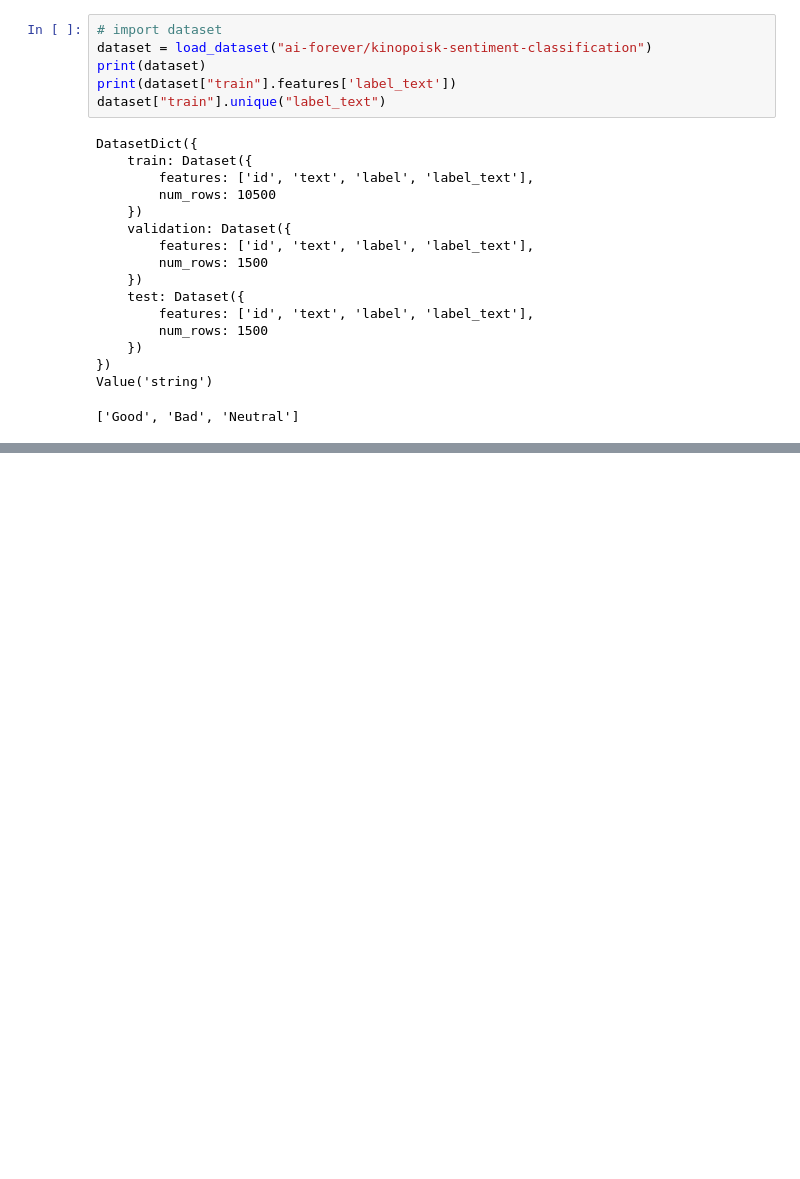
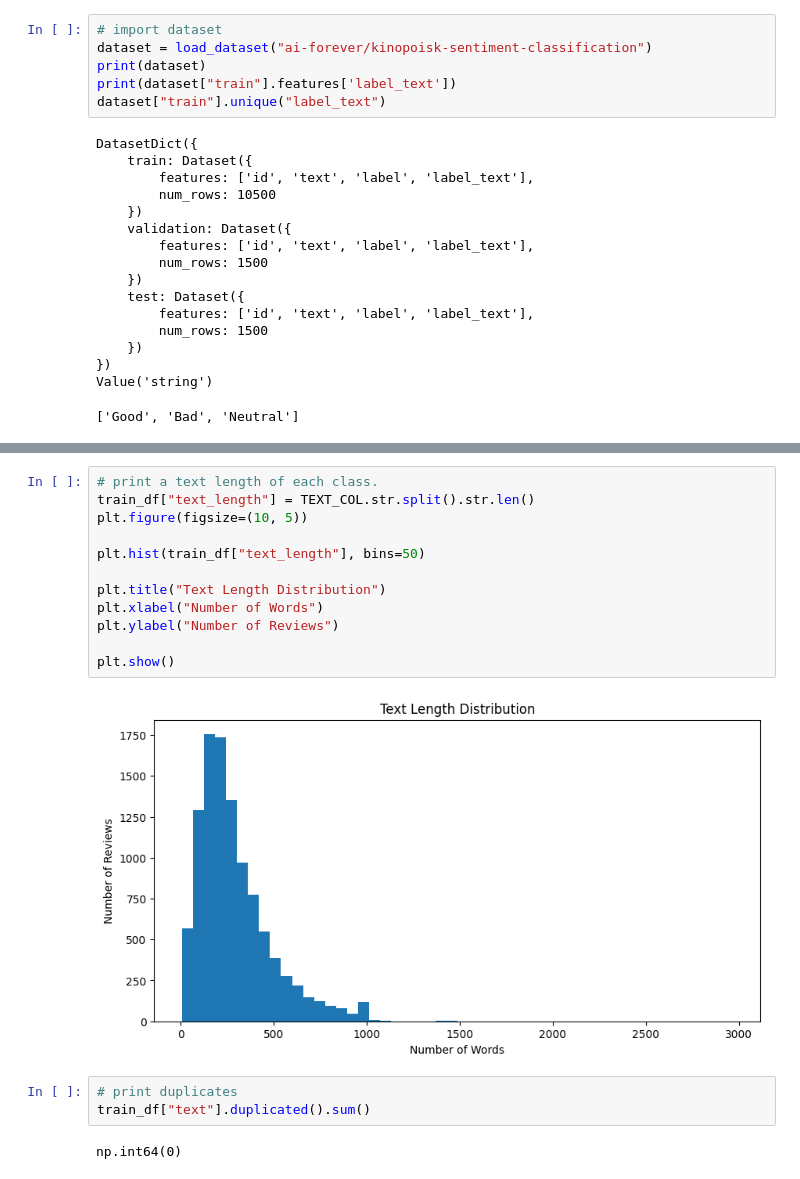
Before and after one commit to KrisTinaShch/kinopoisk_sentiment_analysis, a Jupyter notebook: kinopoisk_sentiment_analysis.ipynb, the cells around one changed output, grey strips where cells are left out. Cells and saved outputs as stored; diff of their text form; blank space fills up the shorter version.

```diff
--- a/kinopoisk_sentiment_analysis.ipynb
+++ b/kinopoisk_sentiment_analysis.ipynb
@@ -49,0 +163,19 @@ Value('string')
+# %%
+# print a text length of each class.
+train_df["text_length"] = TEXT_COL.str.split().str.len()
+plt.figure(figsize=(10, 5))
+
+plt.hist(train_df["text_length"], bins=50)
+
+plt.title("Text Length Distribution")
+plt.xlabel("Number of Words")
+plt.ylabel("Number of Reviews")
+
+plt.show()
+# %% [output]
+[figure, added]
+# %%
+# print duplicates
+train_df["text"].duplicated().sum()
+# %% [output]
+np.int64(0)
```
Also changed, not shown: parts of 11 cells of this notebook.
